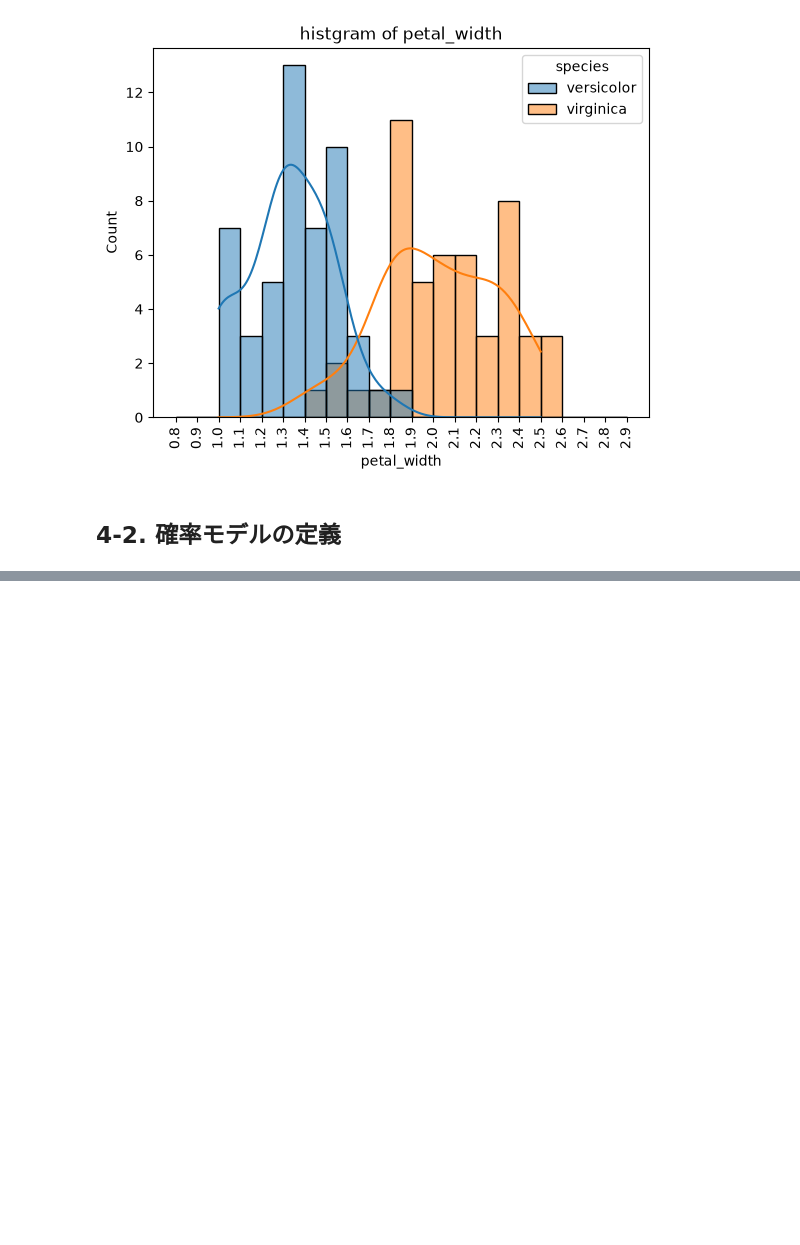
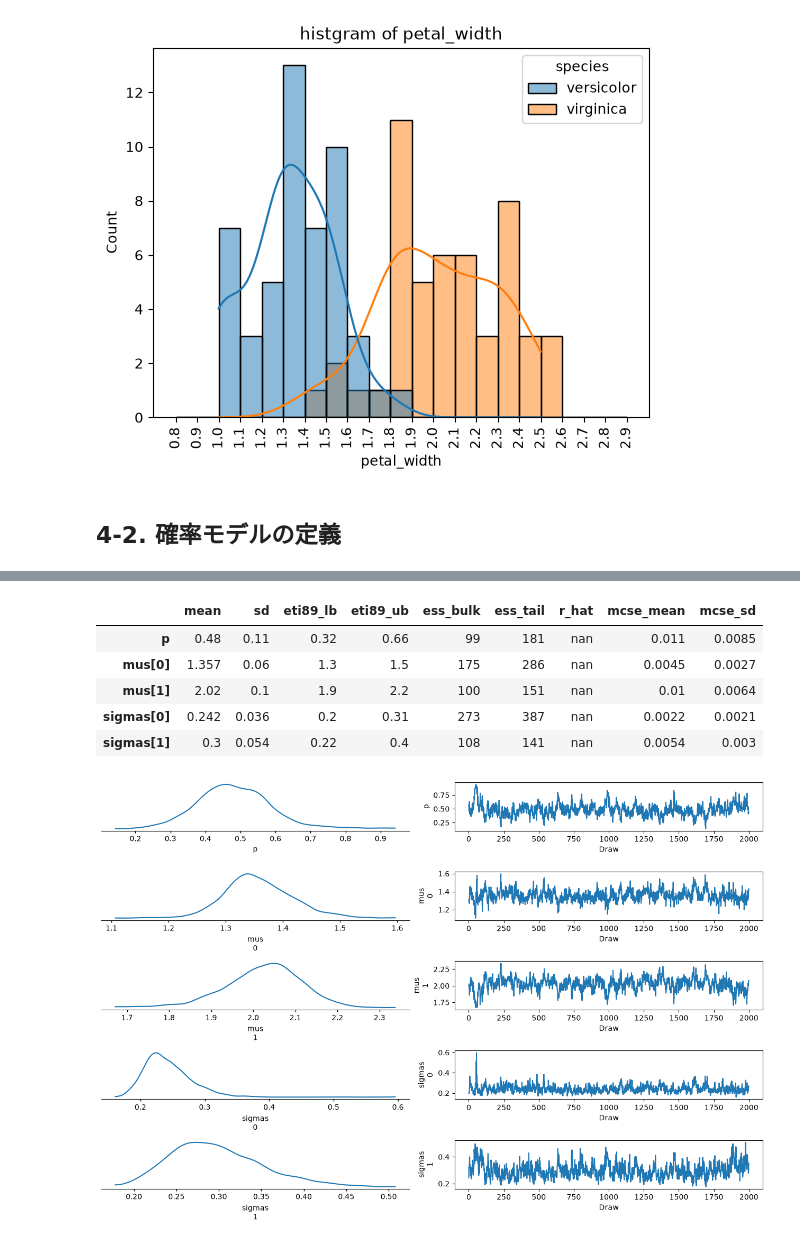
Before and after one commit to kzappmusi9/bayes_python, a Jupyter notebook: src/2.bayes_inference_advanced.ipynb, the cells around one changed output, grey strips where cells are left out. Drawn from its saved outputs; the diff is of its cells as text; code cells hidden in the pictures; blank space fills up the shorter version.

```diff
--- a/src/2.bayes_inference_advanced.ipynb
+++ b/src/2.bayes_inference_advanced.ipynb
@@ -647,3 +647,37 @@ ax.set_xticks(bins);
 [figure]
 # %% [markdown]
 ## 4-2. 確率モデルの定義
+# %%
+#変数の初期設定
+n_components = 2
+
+#観測データ件数
+N = X.shape
+
+model1 = pm.Model()
+
+with model1:
+    #Xの観測値をData型で定義
+    X_data = pm.Data('X_data', X)
+
+    #p：潜在変数が1の値をとる確率
+    p = pm.Uniform('p', lower=0, upper=1)
+
+    #s：潜在変数 p の確率値を基に0, 1いずれかの値を返す
+    s = pm.Bernoulli('s', p=p, shape=N)
+
+    #mus：2つの花の種類ごとの平均
+    mus = pm.Normal('mus', mu=0, sigma=10, shape=n_components)
+
+    #taus：2つの花の種類ごとのばらつき
+    taus = pm.HalfNormal('taus', sigma=10, shape=n_components)
+
+    #グラフ描写など分析でsigmaが必要なため、tauからsigmasを求めておく
+    sigmas = pm.Deterministic('sigmas', 1/pm.math.sqrt(taus))
+
+    #各観測値ごとに潜在変数からmuとtauを求める
+    mu = pm.Deterministic('mu', mus[s])
+    tau = pm.Deterministic('tau', taus[s])
+
+    #正規分布に従う確率変数X_obsの定義
+    X_obs = pm.Normal('X_obs', mu=mu, tau=tau, observed=X_data)
@@ -649,0 +690,3 @@ ax.set_xticks(bins);
+# %%
+with model1:
+    idata1 = pm.sample(chains=1, draws=2000, target_accept=0.99, random_seed=42)
@@ -649,0 +721,12 @@ ax.set_xticks(bins);
+# %%
+display(azs.summary(idata1, var_names=['p', 'mus', 'sigmas']))
+azp.plot_trace_dist(idata1, var_names=['p', 'mus', 'sigmas'], compact=False)
+plt.tight_layout()
+# %% [output]
+|  | mean | sd | eti89_lb | eti89_ub | ess_bulk | ess_tail | r_hat | mcse_mean | mcse_sd |
+| p | 0.48 | 0.11 | 0.32 | 0.66 | 99 | 181 | nan | 0.011 | 0.0085 |
+| mus[0] | 1.357 | 0.06 | 1.3 | 1.5 | 175 | 286 | nan | 0.0045 | 0.0027 |
+| mus[1] | 2.02 | 0.1 | 1.9 | 2.2 | 100 | 151 | nan | 0.01 | 0.0064 |
+| sigmas[0] | 0.242 | 0.036 | 0.2 | 0.31 | 273 | 387 | nan | 0.0022 | 0.0021 |
+| sigmas[1] | 0.3 | 0.054 | 0.22 | 0.4 | 108 | 141 | nan | 0.0054 | 0.003 |
+[figure, added]
```
Also changed, not shown: parts of 3 cells of this notebook, 1 other file.
